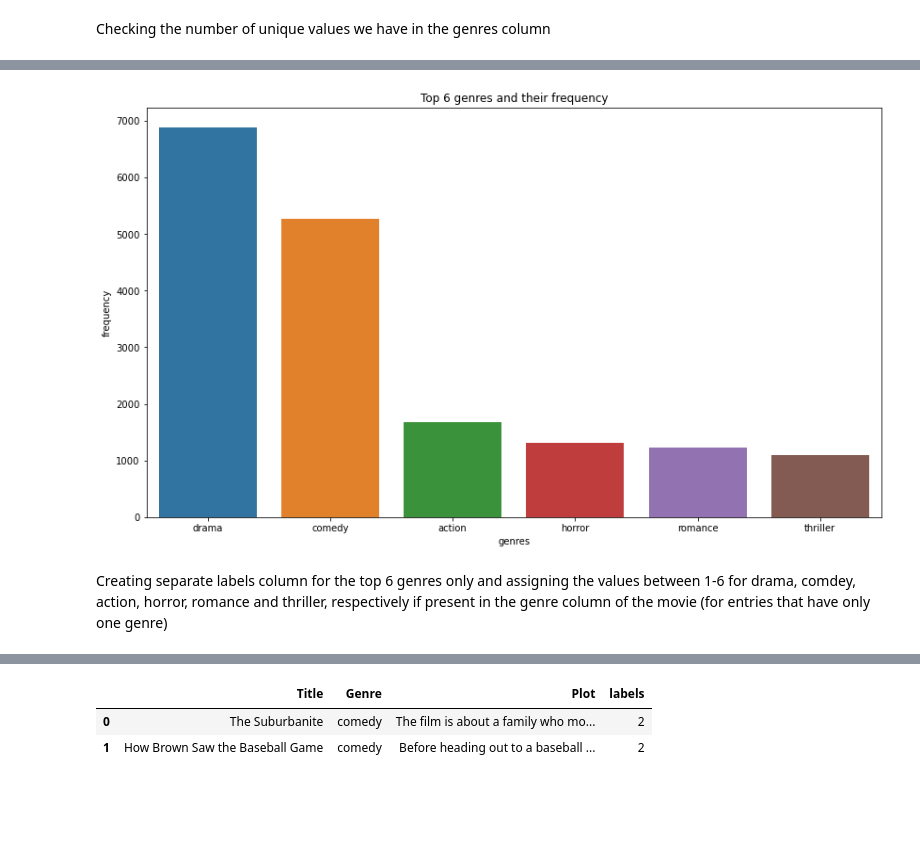
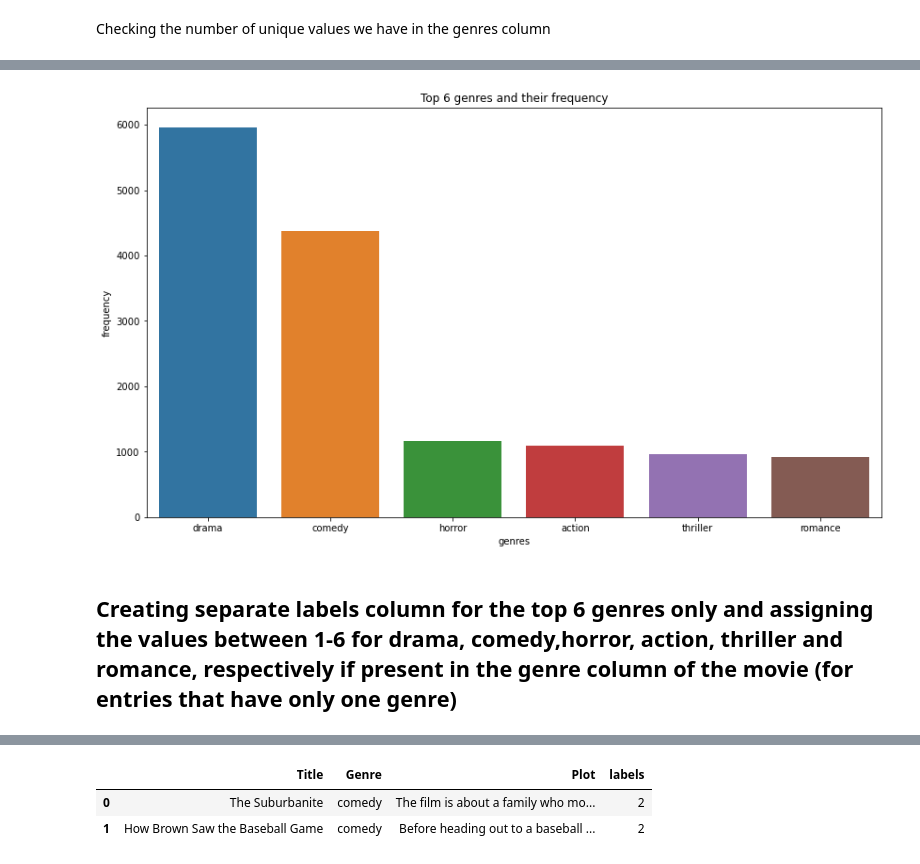
Before and after one commit to Wonuabimbola/movie-genre-prediction, a Jupyter notebook: Untitled.ipynb, the cells around one changed output, grey strips where cells are left out. Cells and saved outputs as stored; diff of their text form; code cells hidden in the pictures; blank space fills up the shorter version.

```diff
--- a/Untitled.ipynb
+++ b/Untitled.ipynb
@@ -130,9 +110,7 @@ wiki_df.reset_index(drop = True, inplace = True)
 # %% [markdown]
 Checking the number of unique values we have in the genres column
 # %%
-genres=list(genre.split(',') for genre in wiki_df.Genre)
-genres=list(itertools.chain.from_iterable(genres))
-genres=pd.value_counts(genres)
+genres=pd.value_counts(wiki_df.Genre)
 
 print('There are ',len(genres), 'different Genres in the dataset:')
 print('-'*50)
@@ -189,0 +135,4 @@ top_genres
+# %%
+top_genres = pd.DataFrame(genres[:6]).reset_index()
+top_genres.columns = ['genres', 'number_of_movies']
+top_genres
@@ -190,13 +147,13 @@ top_genres
 # %%
 fig, ax = plt.subplots(figsize=(14,8))
 
-sns.barplot(top_genres['genre'], top_genres['number_of_movies'])
+sns.barplot(top_genres['genres'], top_genres['number_of_movies'])
 plt.title('Top 6 genres and their frequency')
 plt.xlabel('genres')
 plt.ylabel('frequency')
 fig.savefig('./images/freqoftopgenres.png')
 # %% [output]
-[figure, old version]
+[figure, new version]
 # %% [markdown]
-Creating separate labels column for the top 6 genres only and assigning the values between 1-6 for drama, comdey, action, horror, romance and thriller, respectively if present in the genre column of the movie (for entries that have only one genre)
+## Creating separate labels column for the top 6 genres only and assigning the values between 1-6 for drama, comedy,horror, action, thriller and romance, respectively if present in the genre column of the movie (for entries that have only one genre)
 # %%
```
Also changed, not shown: parts of 52 cells of this notebook, 13 other files.
